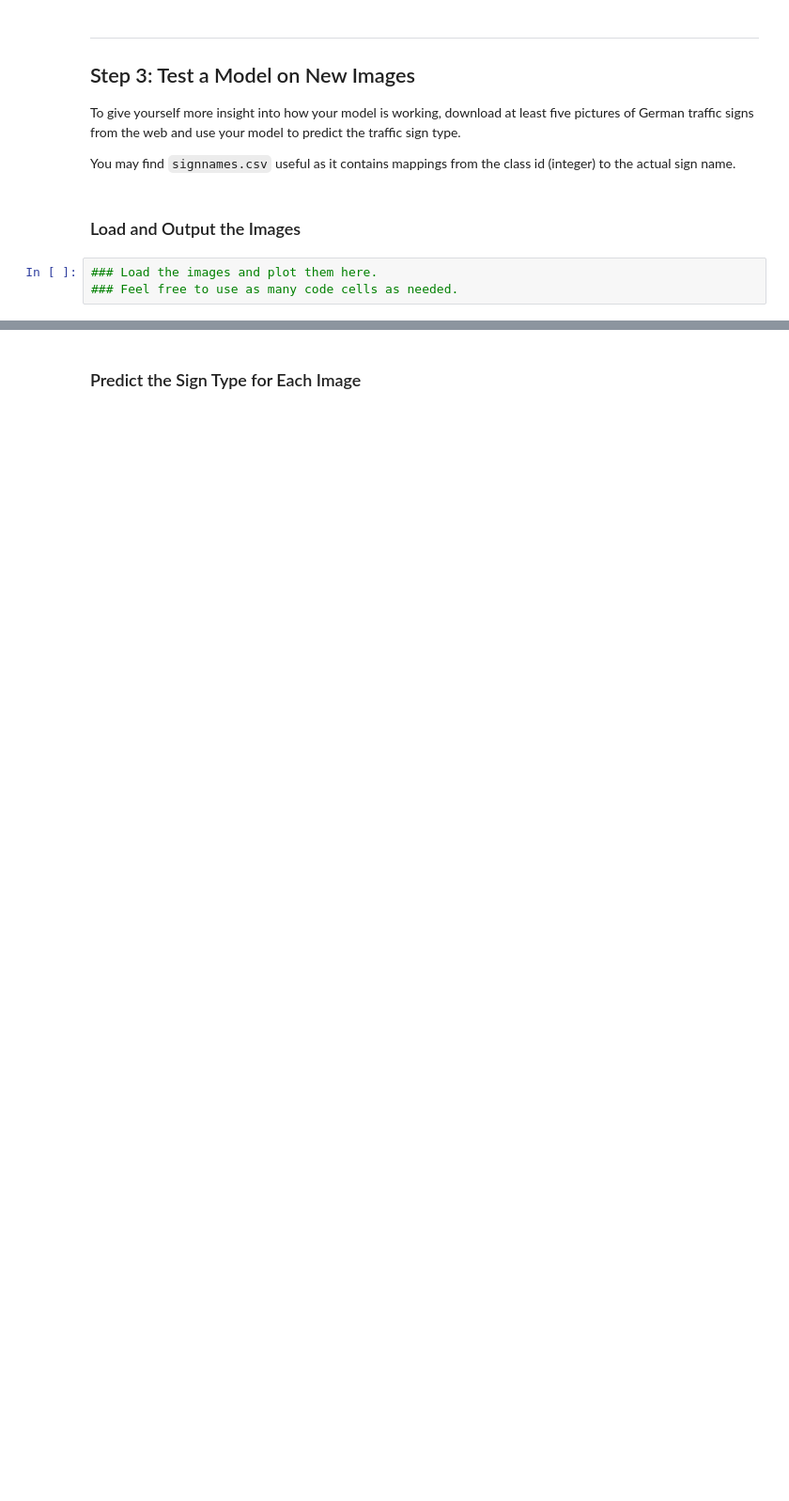
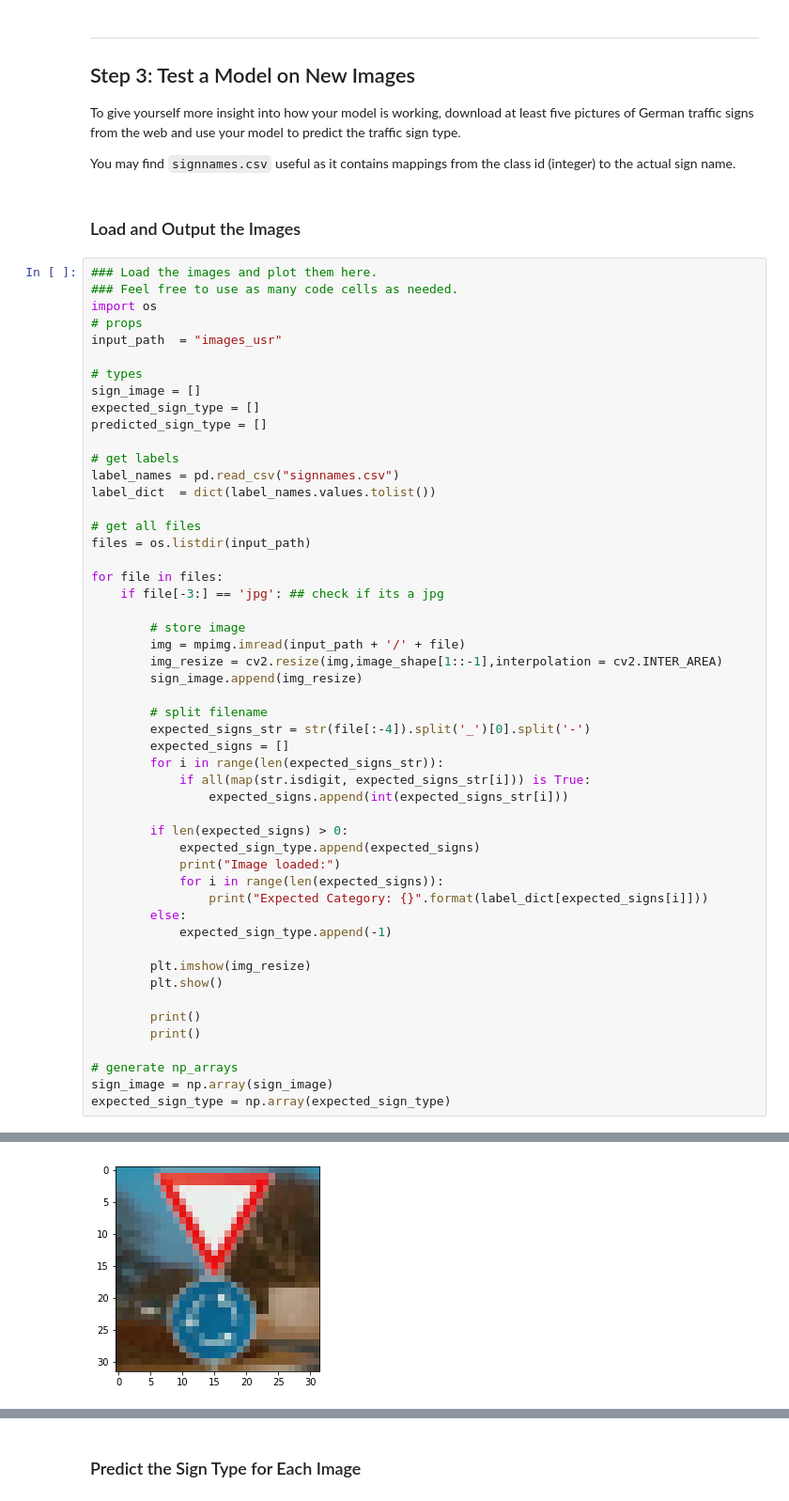
Before and after one commit to fgottmann/UD_SDC_P3_TrafficSignRecognition, a Jupyter notebook: Traffic_Sign_Classifier.ipynb, the cells around one changed output, grey strips where cells are left out. Shown: that part at 94% size. Saved outputs shown, nothing was run; the diff lists cells and outputs as text; blank space fills up the shorter version.

```diff
--- a/Traffic_Sign_Classifier.ipynb
+++ b/Traffic_Sign_Classifier.ipynb
@@ -197,6 +685,55 @@ To give yourself more insight into how your model is working, download at least
 You may find `signnames.csv` useful as it contains mappings from the class id (integer) to the actual sign name.
 # %% [markdown]
 ### Load and Output the Images
-# %%
-### Load the images and plot them here.
-### Feel free to use as many code cells as needed.
+# %%
+### Load the images and plot them here.
+### Feel free to use as many code cells as needed.
+import os
+# props
+input_path  = "images_usr"
+
+# types
+sign_image = []
+expected_sign_type = []
+predicted_sign_type = []
+
+# get labels
+label_names = pd.read_csv("signnames.csv")
+label_dict  = dict(label_names.values.tolist())
+
+# get all files
+files = os.listdir(input_path)
+
+for file in files:
+    if file[-3:] == 'jpg': ## check if its a jpg
+
+        # store image
+        img = mpimg.imread(input_path + '/' + file)
+        img_resize = cv2.resize(img,image_shape[1::-1],interpolation = cv2.INTER_AREA)
+        sign_image.append(img_resize)
+
+        # split filename
+        expected_signs_str = str(file[:-4]).split('_')[0].split('-')
+        expected_signs = []
+        for i in range(len(expected_signs_str)):
+            if all(map(str.isdigit, expected_signs_str[i])) is True:
+                expected_signs.append(int(expected_signs_str[i]))
+
+        if len(expected_signs) > 0:
+            expected_sign_type.append(expected_signs)
+            print("Image loaded:")
+            for i in range(len(expected_signs)):
+                print("Expected Category: {}".format(label_dict[expected_signs[i]]))
+        else:
+            expected_sign_type.append(-1)
+
+        plt.imshow(img_resize)
+        plt.show()
+
+        print()
+        print()
+
+# generate np_arrays
+sign_image = np.array(sign_image)
+expected_sign_type = np.array(expected_sign_type)
+# %% [output]
@@ -202,0 +742 @@ You may find `signnames.csv` useful as it contains mappings from the class id (i
+[figure, added]
```
Also changed, not shown: parts of 35 cells of this notebook, 6 other files.
